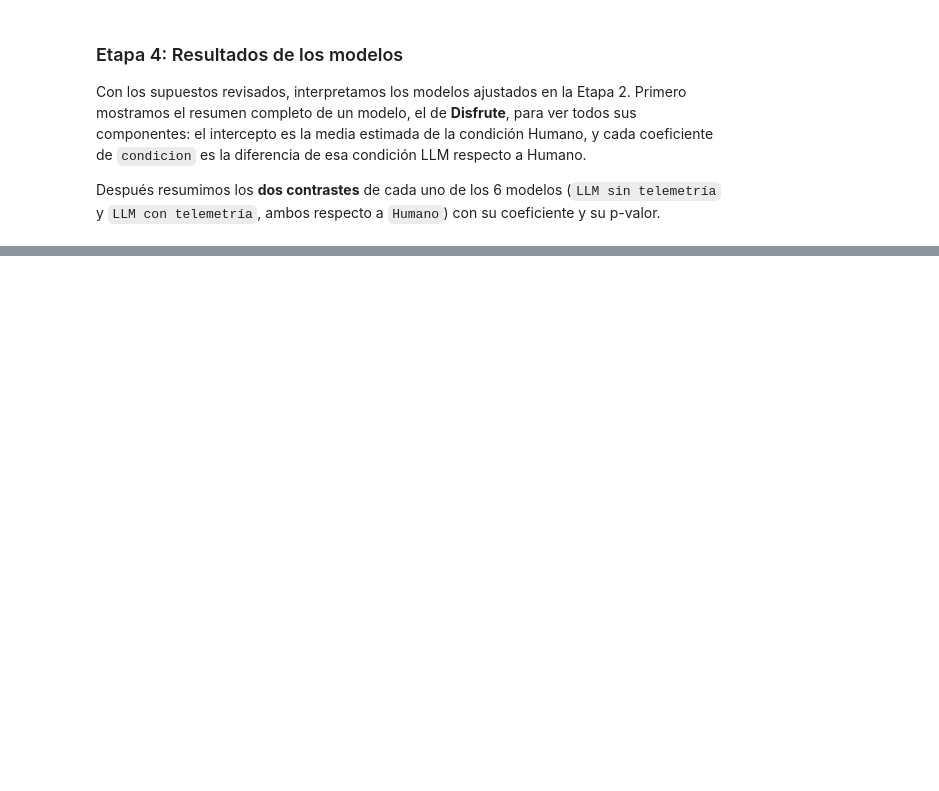
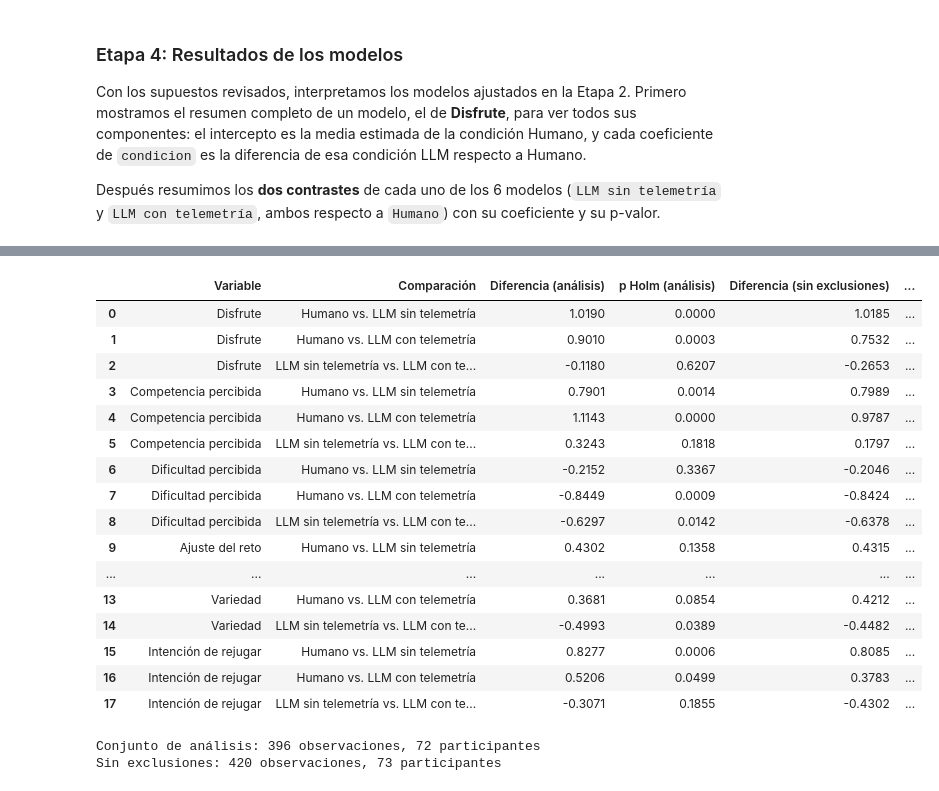
Before and after one commit to Nell-170/Mario-Ai, a Jupyter notebook: Data_Analysis_Code/LMM-Modelo_Lineal_de_Efectos_Mixtos/Analisis_Respuestas_Experimento.ipynb, the cells around one changed output, grey strips where cells are left out. Cells and saved outputs as stored; diff of their text form; code cells hidden in the pictures; blank space fills up the shorter version.

```diff
--- a/Data_Analysis_Code/LMM-Modelo_Lineal_de_Efectos_Mixtos/Analisis_Respuestas_Experimento.ipynb
+++ b/Data_Analysis_Code/LMM-Modelo_Lineal_de_Efectos_Mixtos/Analisis_Respuestas_Experimento.ipynb
@@ -930,0 +1116,66 @@ Disfrute exclusivamente a quién diseñó el nivel.
+# %%
+df_todo = df_completo.copy()
+df_todo["condicion"] = pd.Categorical(
+    df_todo["level_type"].map(condiciones),
+    categories=orden,
+    ordered=False
+)
+
+filas_todo = []
+
+for variable in variables:
+
+    with warnings.catch_warnings():
+        warnings.simplefilter("ignore")
+
+        resultado_todo = smf.mixedlm(
+            f"{variable} ~ condicion",
+            data=df_todo,
+            groups=df_todo["participant_id"]
+        ).fit()
+
+    filas_todo.extend(comparar_pares(resultado_todo, nombres_variables[variable]))
+
+tabla_todo = pd.DataFrame(filas_todo)
+
+tabla_sensibilidad = tabla_comparaciones[
+    ["Variable", "Comparación", "Diferencia", "p-valor (Holm)"]
+].rename(columns={
+    "Diferencia": "Diferencia (análisis)",
+    "p-valor (Holm)": "p Holm (análisis)",
+})
+
+tabla_sensibilidad["Diferencia (sin exclusiones)"] = tabla_todo["Diferencia"].to_numpy()
+tabla_sensibilidad["p Holm (sin exclusiones)"] = tabla_todo["p-valor (Holm)"].to_numpy()
+
+tabla_sensibilidad["Cambia la conclusión"] = np.where(
+    (tabla_sensibilidad["p Holm (análisis)"] < 0.05)
+    != (tabla_sensibilidad["p Holm (sin exclusiones)"] < 0.05),
+    "Sí",
+    "No",
+)
+
+display(tabla_sensibilidad.round(4))
+
+print(f"Conjunto de análisis: {len(df)} observaciones, {df['participant_id'].nunique()} participantes")
+print(f"Sin exclusiones: {len(df_todo)} observaciones, {df_todo['participant_id'].nunique()} participantes")
+# %% [output]
+|  | Variable | Comparación | Diferencia (análisis) | p Holm (análisis) | Diferencia (sin exclusiones) | ... |
+| 0 | Disfrute | Humano vs. LLM sin telemetría | 1.0190 | 0.0000 | 1.0185 | ... |
+| 1 | Disfrute | Humano vs. LLM con telemetría | 0.9010 | 0.0003 | 0.7532 | ... |
+| 2 | Disfrute | LLM sin telemetría vs. LLM con te... | -0.1180 | 0.6207 | -0.2653 | ... |
+| 3 | Competencia percibida | Humano vs. LLM sin telemetría | 0.7901 | 0.0014 | 0.7989 | ... |
+| 4 | Competencia percibida | Humano vs. LLM con telemetría | 1.1143 | 0.0000 | 0.9787 | ... |
+| 5 | Competencia percibida | LLM sin telemetría vs. LLM con te... | 0.3243 | 0.1818 | 0.1797 | ... |
+| 6 | Dificultad percibida | Humano vs. LLM sin telemetría | -0.2152 | 0.3367 | -0.2046 | ... |
+| 7 | Dificultad percibida | Humano vs. LLM con telemetría | -0.8449 | 0.0009 | -0.8424 | ... |
+| 8 | Dificultad percibida | LLM sin telemetría vs. LLM con te... | -0.6297 | 0.0142 | -0.6378 | ... |
+| 9 | Ajuste del reto | Humano vs. LLM sin telemetría | 0.4302 | 0.1358 | 0.4315 | ... |
+| ... | ... | ... | ... | ... | ... | ... |
+| 13 | Variedad | Humano vs. LLM con telemetría | 0.3681 | 0.0854 | 0.4212 | ... |
+| 14 | Variedad | LLM sin telemetría vs. LLM con te... | -0.4993 | 0.0389 | -0.4482 | ... |
+| 15 | Intención de rejugar | Humano vs. LLM sin telemetría | 0.8277 | 0.0006 | 0.8085 | ... |
+| 16 | Intención de rejugar | Humano vs. LLM con telemetría | 0.5206 | 0.0499 | 0.3783 | ... |
+| 17 | Intención de rejugar | LLM sin telemetría vs. LLM con te... | -0.3071 | 0.1855 | -0.4302 | ... |
+Conjunto de análisis: 396 observaciones, 72 participantes
+Sin exclusiones: 420 observaciones, 73 participantes
```
Also changed, not shown: parts of 30 cells of this notebook, 1 other file.
